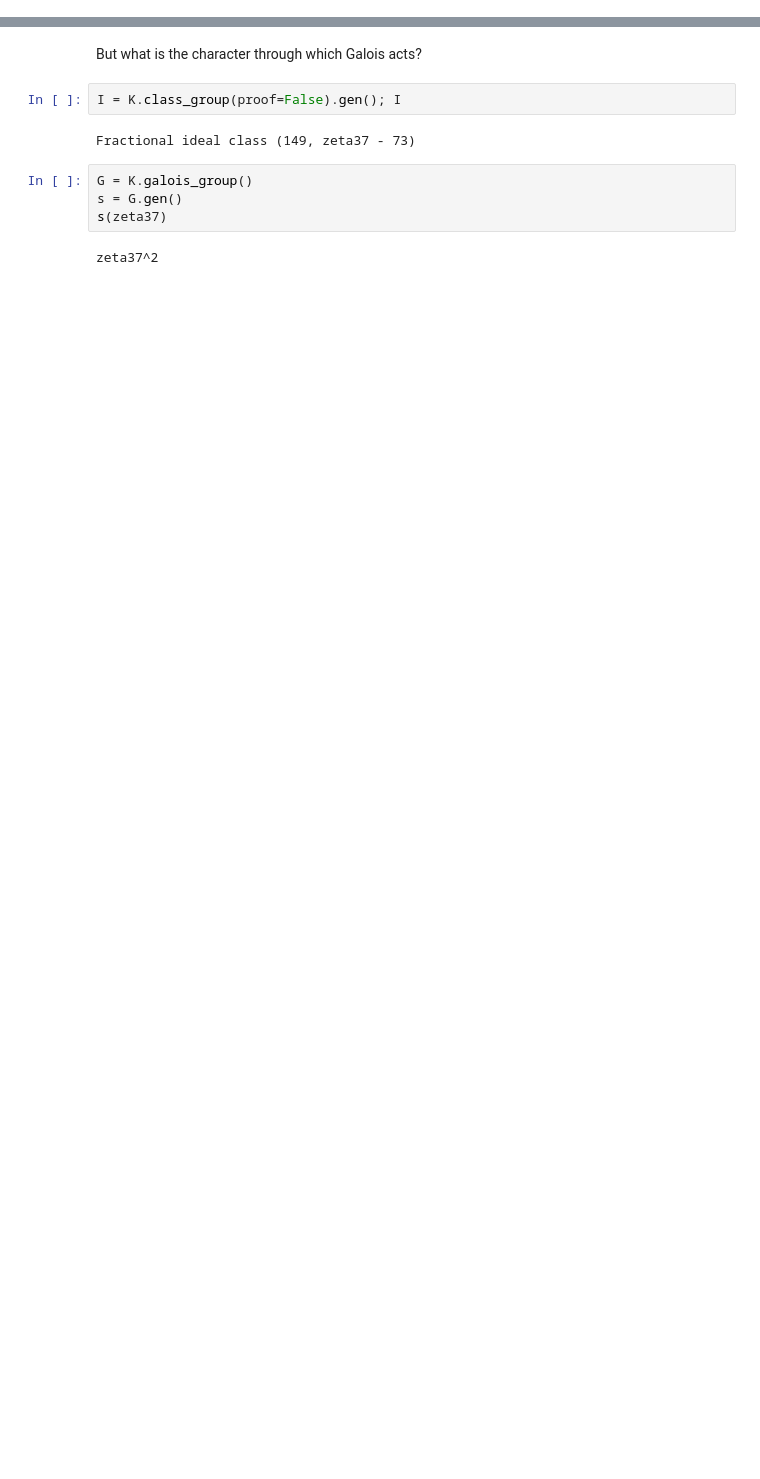
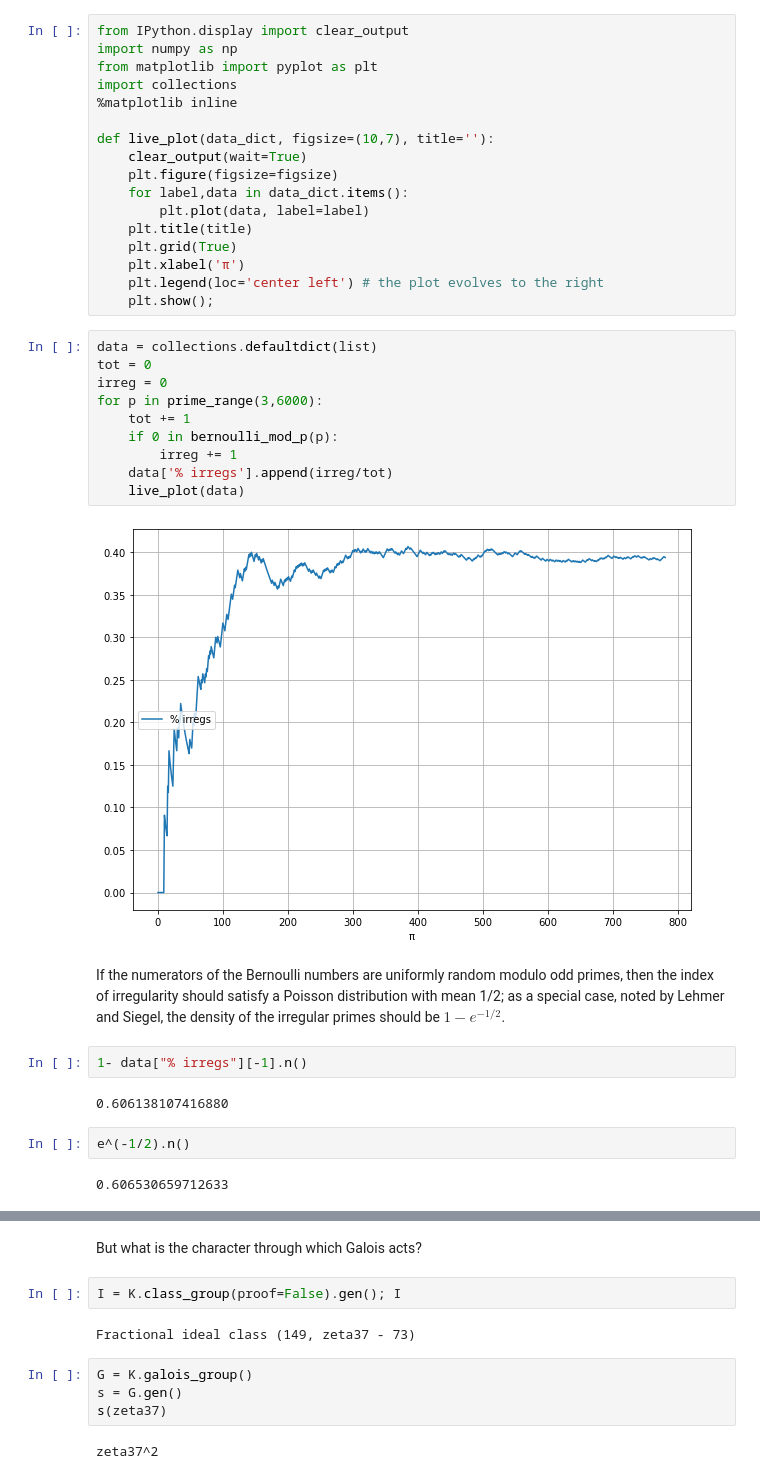
Before and after one commit to alexjbest/notebooks, a Jupyter notebook: ribet-herbrand-experiments.ipynb, the cells around one changed output, grey strips where cells are left out. Saved outputs shown, nothing was run; the diff lists cells and outputs as text; blank space fills up the shorter version.

```diff
--- a/ribet-herbrand-experiments.ipynb
+++ b/ribet-herbrand-experiments.ipynb
@@ -0,0 +7,42 @@
+# %%
+from IPython.display import clear_output
+import numpy as np
+from matplotlib import pyplot as plt
+import collections
+%matplotlib inline
+
+def live_plot(data_dict, figsize=(10,7), title=''):
+    clear_output(wait=True)
+    plt.figure(figsize=figsize)
+    for label,data in data_dict.items():
+        plt.plot(data, label=label)
+    plt.title(title)
+    plt.grid(True)
+    plt.xlabel('π')
+    plt.legend(loc='center left') # the plot evolves to the right
+    plt.show();
+# %%
+data = collections.defaultdict(list)
+tot = 0
+irreg = 0
+for p in prime_range(3,6000):
+    tot += 1
+    if 0 in bernoulli_mod_p(p):
+        irreg += 1
+    data['% irregs'].append(irreg/tot)
+    live_plot(data)
+# %% [output]
+[figure, added]
+# %% [markdown]
+If the numerators of the Bernoulli numbers are uniformly random modulo odd primes, then the index
+of irregularity should satisfy a Poisson distribution with mean 1/2; as a special
+case, noted by Lehmer and Siegel, the density of the irregular primes should
+be $1-e^{-1/2}$.
+# %%
+1- data["% irregs"][-1].n()
+# %% [output]
+0.606138107416880
+# %%
+e^(-1/2).n()
+# %% [output]
+0.606530659712633
```
Also changed, not shown: parts of 24 cells of this notebook.
